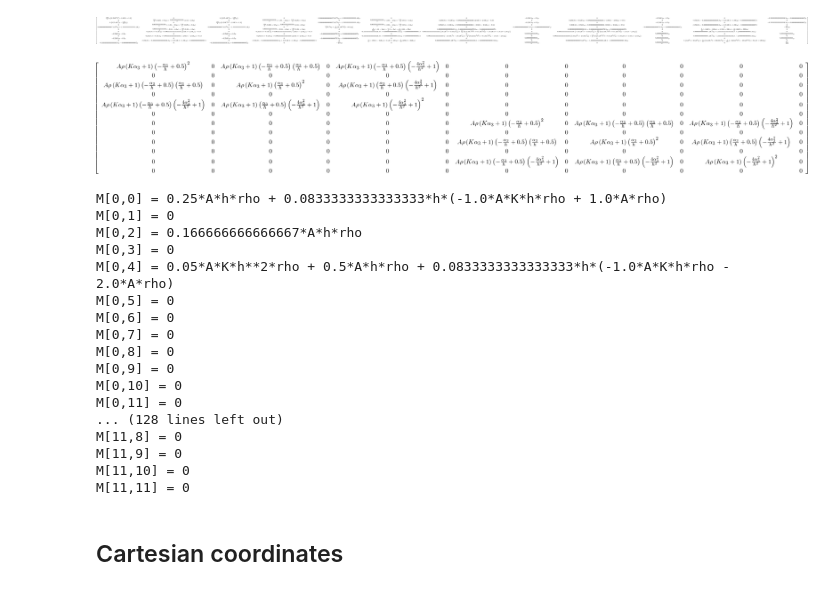
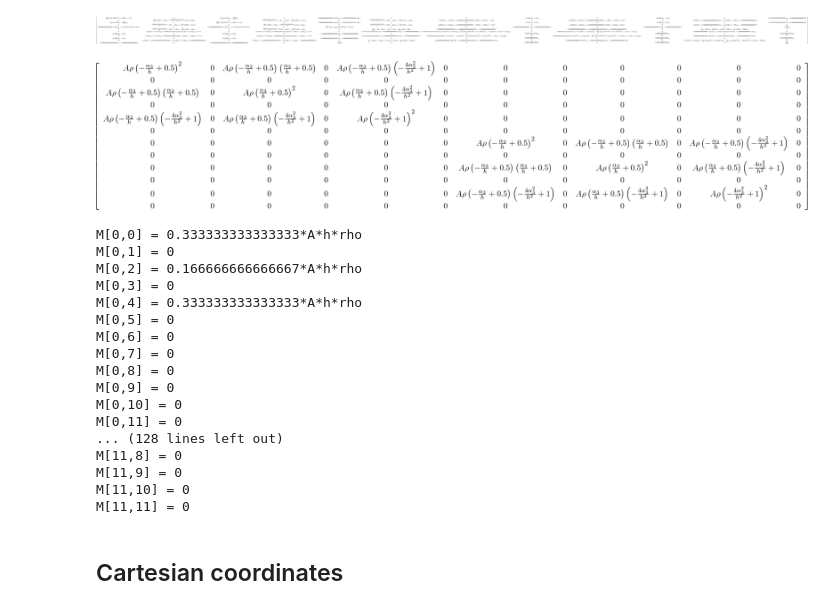
Before and after one commit to tarashor/vibrations, a Jupyter notebook: py/notebooks/LinearSolShellsSquareFEM.ipynb, the cells around one changed output. Cells and saved outputs as stored; diff of their text form; code cells hidden in the pictures.

```diff
--- a/py/notebooks/LinearSolShellsSquareFEM.ipynb
+++ b/py/notebooks/LinearSolShellsSquareFEM.ipynb
@@ -147,10 +159,10 @@ S_in
 [figure]
 # %%
 M=Matrix([[rho, 0, 0, 0, 0, 0, 0, 0, 0, 0, 0, 0], [0, 0, 0, 0, 0, 0, 0, 0, 0, 0, 0, 0], [0, 0, 0, 0, 0, 0, 0, 0, 0, 0, 0, 0], [0, 0, 0, 0, 0, 0, 0, 0, 0, 0, 0, 0], [0, 0, 0, 0, rho, 0, 0, 0, 0, 0, 0, 0], [0, 0, 0, 0, 0, 0, 0, 0, 0, 0, 0, 0], [0, 0, 0, 0, 0, 0, 0, 0, 0, 0, 0, 0], [0, 0, 0, 0, 0, 0, 0, 0, 0, 0, 0, 0], [0, 0, 0, 0, 0, 0, 0, 0, rho, 0, 0, 0], [0, 0, 0, 0, 0, 0, 0, 0, 0, 0, 0, 0], [0, 0, 0, 0, 0, 0, 0, 0, 0, 0, 0, 0], [0, 0, 0, 0, 0, 0, 0, 0, 0, 0, 0, 0]])
-M=L.T*M*L*A*(1+alpha3*K)
+M=L.T*M*L*A
 M
 # %% [output]
-[figure, old version]
+[figure, new version]
 # %%
 M_in = integrate(M,(alpha3, -h/2, h/2))
 
@@ -160,11 +172,11 @@ for i in range(r):
     for j in range(c):
         print("M[{},{}] = {}".format(i,j,M_in[i,j]))
 # %% [output]
-M[0,0] = 0.25*A*h*rho + 0.0833333333333333*h*(-1.0*A*K*h*rho + 1.0*A*rho)
+M[0,0] = 0.333333333333333*A*h*rho
 M[0,1] = 0
 M[0,2] = 0.166666666666667*A*h*rho
 M[0,3] = 0
-M[0,4] = 0.05*A*K*h**2*rho + 0.5*A*h*rho + 0.0833333333333333*h*(-1.0*A*K*h*rho - 2.0*A*rho)
+M[0,4] = 0.333333333333333*A*h*rho
 M[0,5] = 0
 M[0,6] = 0
 M[0,7] = 0
```
Also changed, not shown: parts of 5 cells of this notebook, 9 other files.
